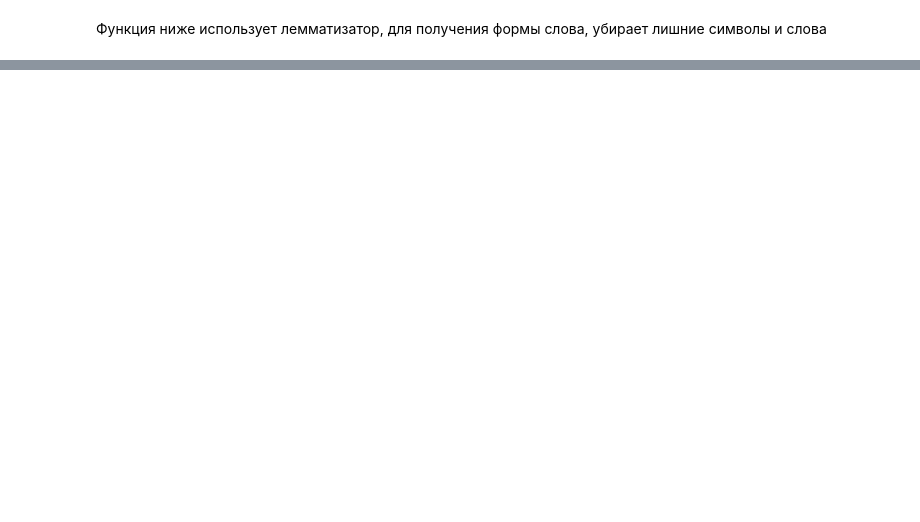
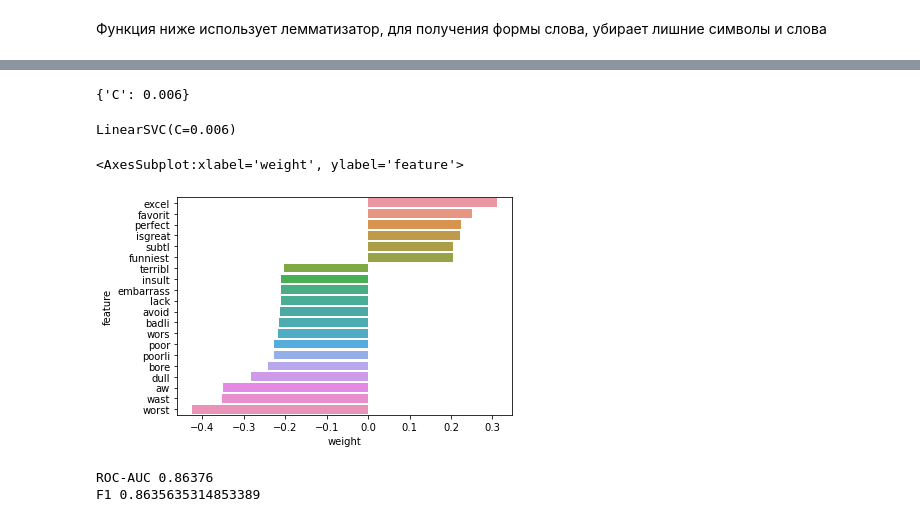
Before and after one commit to kozloffevgeniy/internship_courses, a Jupyter notebook: HT4.ipynb, the cells around one changed output, grey strips where cells are left out. Saved outputs shown, nothing was run; the diff lists cells and outputs as text; code cells hidden in the pictures; blank space fills up the shorter version.

```diff
--- a/HT4.ipynb
+++ b/HT4.ipynb
@@ -267,0 +354,3 @@ alpha 0.00295 , roc-auc  0.5028
+# %%
+model = SGDClassifier(alpha=0.00096, max_iter=1000)
+model.fit(train_matrix, X_train['class'])
@@ -267,0 +376,6 @@ alpha 0.00295 , roc-auc  0.5028
+# %%
+model = LinearSVC()
+model.fit(train_matrix, X_train['class'])
+preds = model.predict(valid_matrix)
+print('roc-auc ', roc_auc_score(y_valid, preds))
+print('F1', f1_score(X_valid['class'], preds))
@@ -267,0 +385,5 @@ alpha 0.00295 , roc-auc  0.5028
+# %%
+params = {'C' : np.arange(1e-3, 1, 5e-3)}
+
+clf = GridSearchCV(model, cv=cv, param_grid=params)
+clf.fit(train_matrix, X_train['class'])
@@ -267,0 +406,22 @@ alpha 0.00295 , roc-auc  0.5028
+# %%
+clf.best_params_
+# %% [output]
+{'C': 0.006}
+# %%
+model = LinearSVC(C = 0.006)
+model.fit(train_matrix, X_train['class'])
+# %% [output]
+LinearSVC(C=0.006)
+# %%
+feature_importance = eli5.explain_weights_df(model, top=20, feature_names=vectorizer.get_feature_names())
+sns.barplot(x="weight", y="feature", data=feature_importance)
+# %% [output]
+<AxesSubplot:xlabel='weight', ylabel='feature'>
+[figure, added]
+# %%
+preds = model.predict(test_matrix)
+print('ROC-AUC', roc_auc_score(test['class'], preds))
+print('F1', f1_score(test['class'], preds))
+# %% [output]
+ROC-AUC 0.86376
+F1 0.8635635314853389
```
Also changed, not shown: parts of 64 cells of this notebook.
